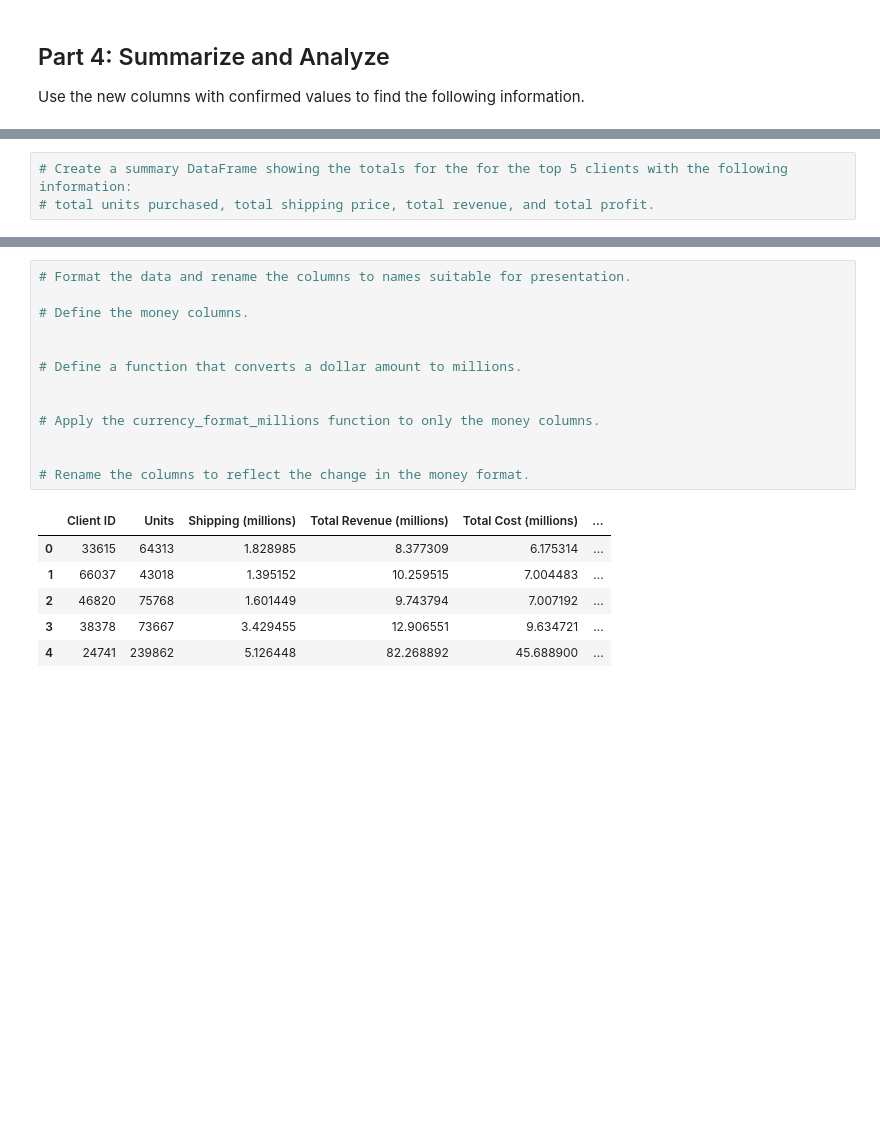
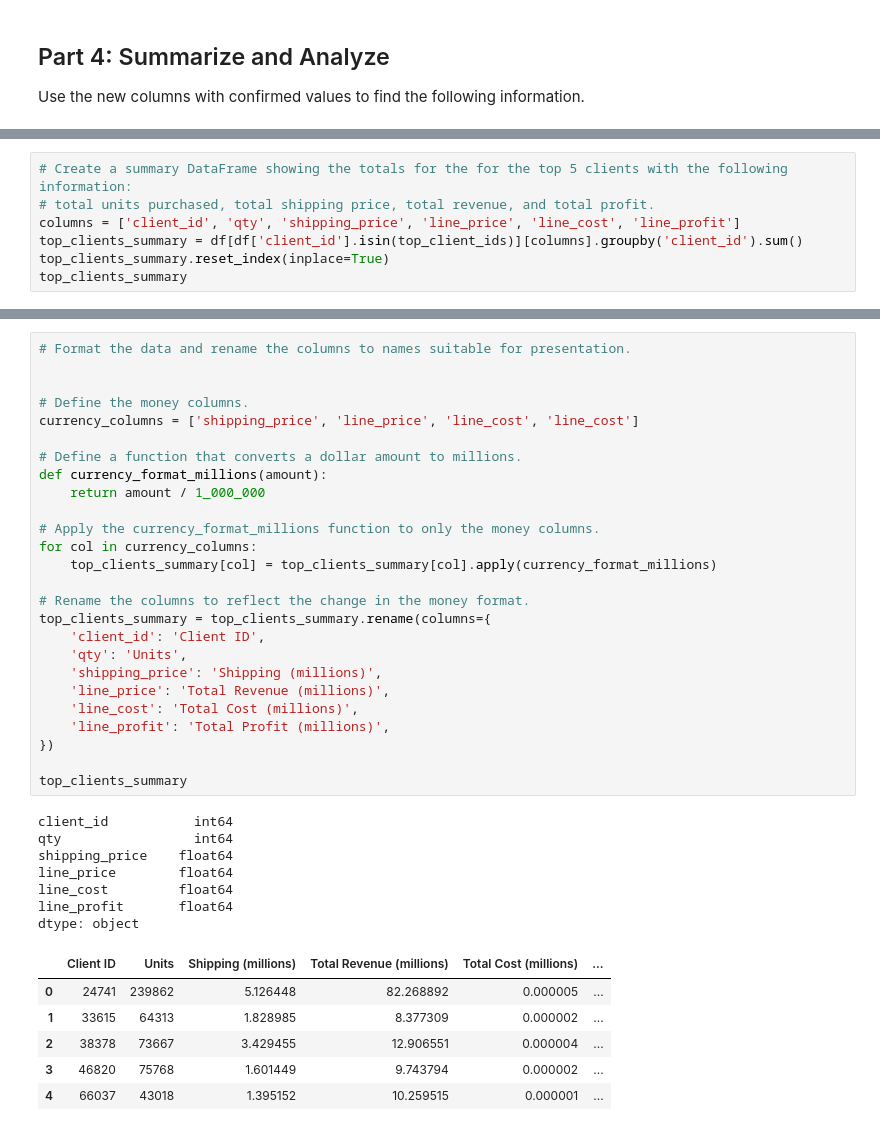
Before and after one commit to algermosen/pandas-challenge-1, a Jupyter notebook: wholesale_data_analysis_starter_code.ipynb, the cells around one changed output, grey strips where cells are left out. Saved outputs shown, nothing was run; the diff lists cells and outputs as text; blank space fills up the shorter version.

```diff
--- a/wholesale_data_analysis_starter_code.ipynb
+++ b/wholesale_data_analysis_starter_code.ipynb
@@ -275,5 +283,9 @@ top_clients.groupby('client_id')[['line_price']].sum()
 # %%
 # Create a summary DataFrame showing the totals for the for the top 5 clients with the following information:
 # total units purchased, total shipping price, total revenue, and total profit.
+columns = ['client_id', 'qty', 'shipping_price', 'line_price', 'line_cost', 'line_profit']
+top_clients_summary = df[df['client_id'].isin(top_client_ids)][columns].groupby('client_id').sum()
+top_clients_summary.reset_index(inplace=True)
+top_clients_summary
 # %% [output]
 |  | client_id | qty | shipping_price | line_price | line_cost | line_profit |
@@ -285,22 +306,42 @@ top_clients.groupby('client_id')[['line_price']].sum()
 # %%
 # Format the data and rename the columns to names suitable for presentation.
 
+
 # Define the money columns.
-
+currency_columns = ['shipping_price', 'line_price', 'line_cost', 'line_cost']
 
 # Define a function that converts a dollar amount to millions.
-
+def currency_format_millions(amount):
+    return amount / 1_000_000
 
 # Apply the currency_format_millions function to only the money columns.
-
+for col in currency_columns:
+    top_clients_summary[col] = top_clients_summary[col].apply(currency_format_millions)
 
 # Rename the columns to reflect the change in the money format.
+top_clients_summary = top_clients_summary.rename(columns={
+    'client_id': 'Client ID',
+    'qty': 'Units',
+    'shipping_price': 'Shipping (millions)',
+    'line_price': 'Total Revenue (millions)',
+    'line_cost': 'Total Cost (millions)',
+    'line_profit': 'Total Profit (millions)',
+})
+
+top_clients_summary
 # %% [output]
+client_id           int64
+qty                 int64
+shipping_price    float64
+line_price        float64
+line_cost         float64
+line_profit       float64
+dtype: object
 |  | Client ID | Units | Shipping (millions) | Total Revenue (millions) | Total Cost (millions) | ... |
-| 0 | 33615 | 64313 | 1.828985 | 8.377309 | 6.175314 | ... |
-| 1 | 66037 | 43018 | 1.395152 | 10.259515 | 7.004483 | ... |
-| 2 | 46820 | 75768 | 1.601449 | 9.743794 | 7.007192 | ... |
-| 3 | 38378 | 73667 | 3.429455 | 12.906551 | 9.634721 | ... |
-| 4 | 24741 | 239862 | 5.126448 | 82.268892 | 45.688900 | ... |
+| 0 | 24741 | 239862 | 5.126448 | 82.268892 | 0.000005 | ... |
+| 1 | 33615 | 64313 | 1.828985 | 8.377309 | 0.000002 | ... |
+| 2 | 38378 | 73667 | 3.429455 | 12.906551 | 0.000004 | ... |
+| 3 | 46820 | 75768 | 1.601449 | 9.743794 | 0.000002 | ... |
+| 4 | 66037 | 43018 | 1.395152 | 10.259515 | 0.000001 | ... |
 # %%
 # Sort the updated data by "Total Profit (millions)" form highest to lowest and assign the sort to a new DatFrame.
```
Also changed, not shown: parts of 5 cells of this notebook.
